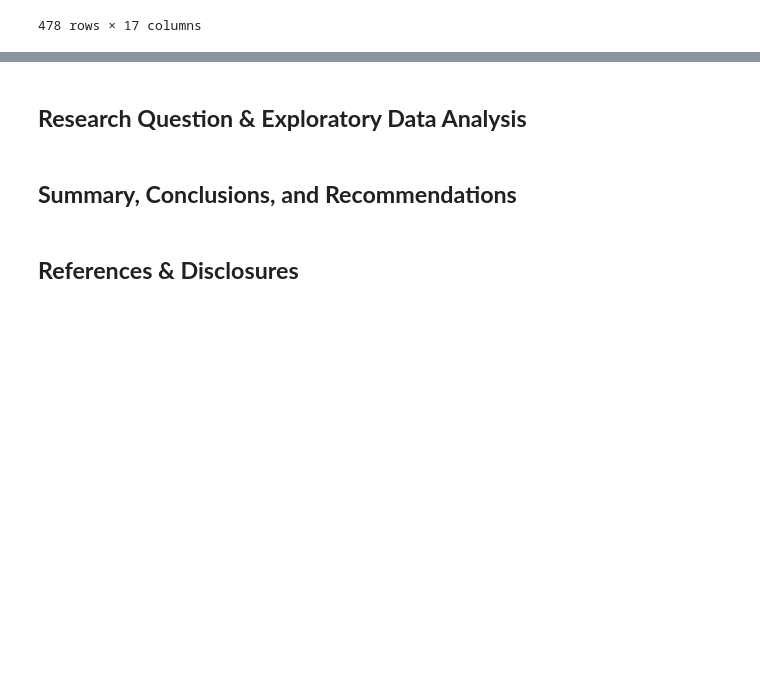
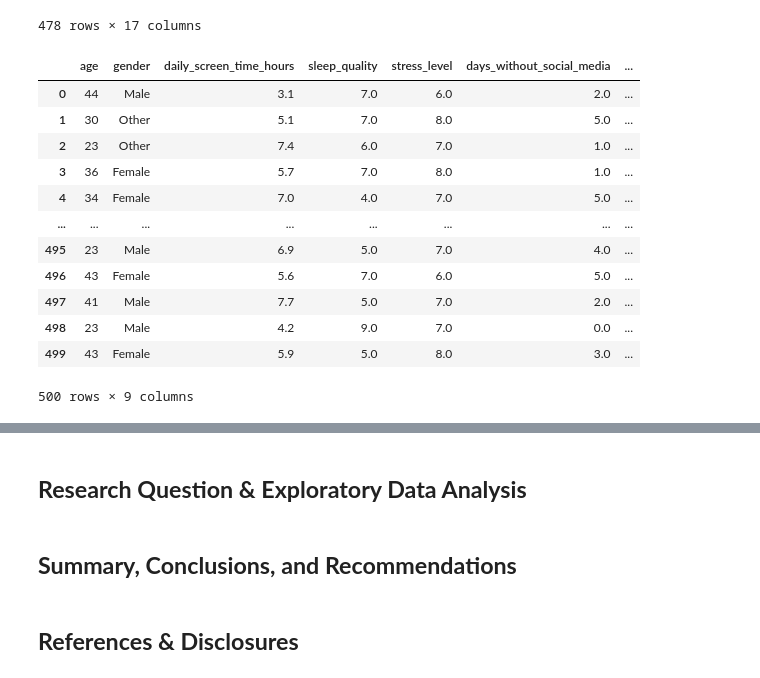
Before and after one commit to klyckman/CSMODEL, a Jupyter notebook: notebooks/Kodiak_Knowers_Notebook.ipynb, the cells around one changed output, grey strips where cells are left out. Drawn from its saved outputs; the diff is of its cells as text; code cells hidden in the pictures; blank space fills up the shorter version.

Commit message:
renamed columns and fixed age ranges of all dfs

```diff
--- a/notebooks/Kodiak_Knowers_Notebook.ipynb
+++ b/notebooks/Kodiak_Knowers_Notebook.ipynb
@@ -145,0 +153,32 @@ df1_clean
+# %%
+df2_clean = df2_raw.copy()
+
+df2_clean = df2_clean.drop(columns=["User_ID"])
+
+df2_clean = df2_clean.rename(columns={
+    "Age": "age",
+    "Gender": "gender",
+    "Daily_Screen_Time(hrs)": "daily_screen_time_hours",
+    "Sleep_Quality(1-10)": "sleep_quality",
+    "Stress_Level(1-10)": "stress_level",
+    "Days_Without_Social_Media": "days_without_social_media",
+    "Exercise_Frequency(week)": "exercise_frequency_week",
+    "Social_Media_Platform": "primary_social_media_platform",
+    "Happiness_Index(1-10)": "happiness_index"
+})
+
+df2_clean
+# %% [output]
+|  | age | gender | daily_screen_time_hours | sleep_quality | stress_level | days_without_social_media | ... |
+| 0 | 44 | Male | 3.1 | 7.0 | 6.0 | 2.0 | ... |
+| 1 | 30 | Other | 5.1 | 7.0 | 8.0 | 5.0 | ... |
+| 2 | 23 | Other | 7.4 | 6.0 | 7.0 | 1.0 | ... |
+| 3 | 36 | Female | 5.7 | 7.0 | 8.0 | 1.0 | ... |
+| 4 | 34 | Female | 7.0 | 4.0 | 7.0 | 5.0 | ... |
+| ... | ... | ... | ... | ... | ... | ... | ... |
+| 495 | 23 | Male | 6.9 | 5.0 | 7.0 | 4.0 | ... |
+| 496 | 43 | Female | 5.6 | 7.0 | 6.0 | 5.0 | ... |
+| 497 | 41 | Male | 7.7 | 5.0 | 7.0 | 2.0 | ... |
+| 498 | 23 | Male | 4.2 | 9.0 | 7.0 | 0.0 | ... |
+| 499 | 43 | Female | 5.9 | 5.0 | 8.0 | 3.0 | ... |
+500 rows × 9 columns
```
Also changed, not shown: parts of 4 cells of this notebook.
